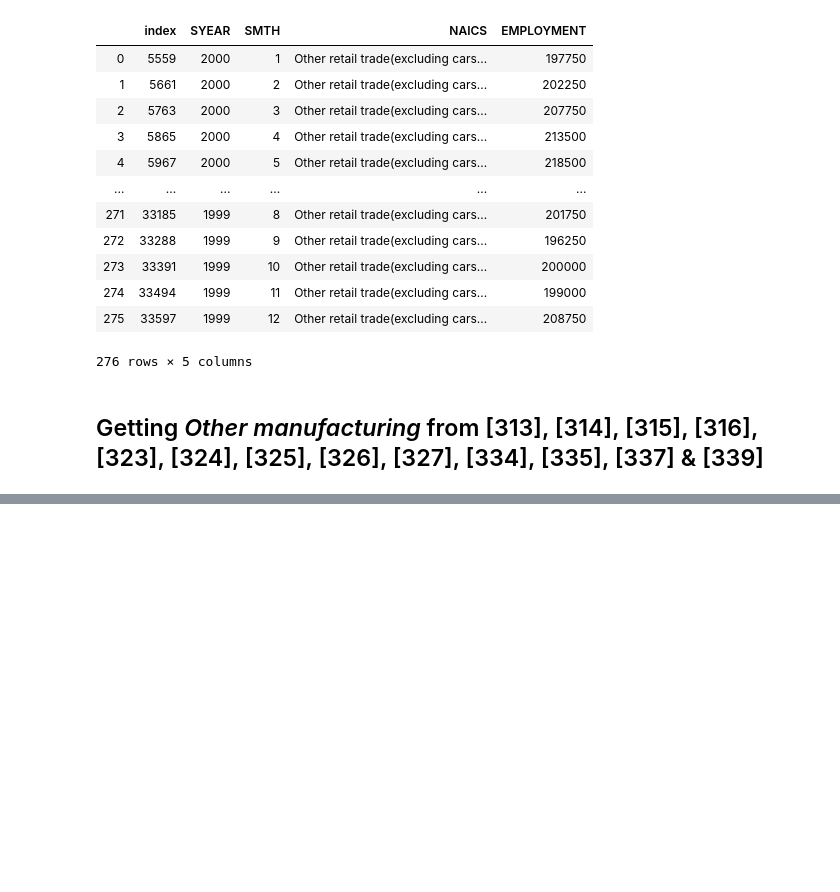
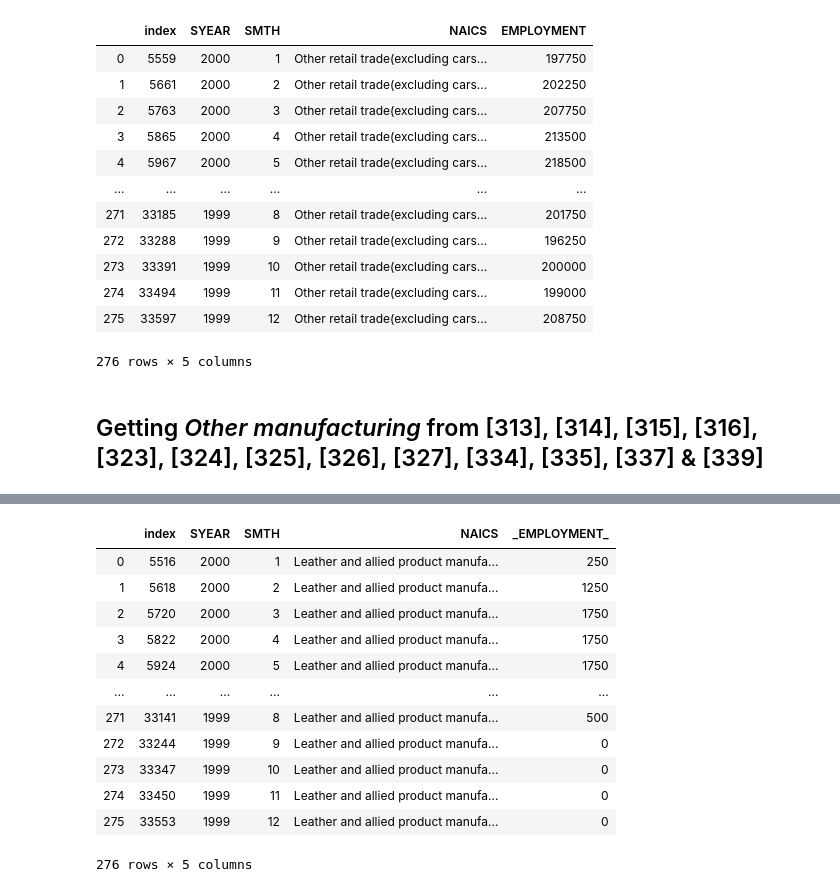
Before and after one commit to Hotlynn2/SERIES-ANALYSIS-OF-NAICS, a Jupyter notebook: Time Analysis Series.ipynb, the cells around one changed output, grey strips where cells are left out. Drawn from its saved outputs; the diff is of its cells as text; code cells hidden in the pictures; blank space fills up the shorter version.

```diff
--- a/Time Analysis Series.ipynb
+++ b/Time Analysis Series.ipynb
@@ -1914,0 +1966,17 @@ Other_retail_trade
+# %%
+Leather_and_allied_product_manufacturing = data.loc[data['NAICS'].str.contains('316', na = False)].reset_index()
+Leather_and_allied_product_manufacturing
+# %% [output]
+|  | index | SYEAR | SMTH | NAICS | _EMPLOYMENT_ |
+| 0 | 5516 | 2000 | 1 | Leather and allied product manufa... | 250 |
+| 1 | 5618 | 2000 | 2 | Leather and allied product manufa... | 1250 |
+| 2 | 5720 | 2000 | 3 | Leather and allied product manufa... | 1750 |
+| 3 | 5822 | 2000 | 4 | Leather and allied product manufa... | 1750 |
+| 4 | 5924 | 2000 | 5 | Leather and allied product manufa... | 1750 |
+| ... | ... | ... | ... | ... | ... |
+| 271 | 33141 | 1999 | 8 | Leather and allied product manufa... | 500 |
+| 272 | 33244 | 1999 | 9 | Leather and allied product manufa... | 0 |
+| 273 | 33347 | 1999 | 10 | Leather and allied product manufa... | 0 |
+| 274 | 33450 | 1999 | 11 | Leather and allied product manufa... | 0 |
+| 275 | 33553 | 1999 | 12 | Leather and allied product manufa... | 0 |
+276 rows × 5 columns
```
Also changed, not shown: parts of 4 cells of this notebook.
